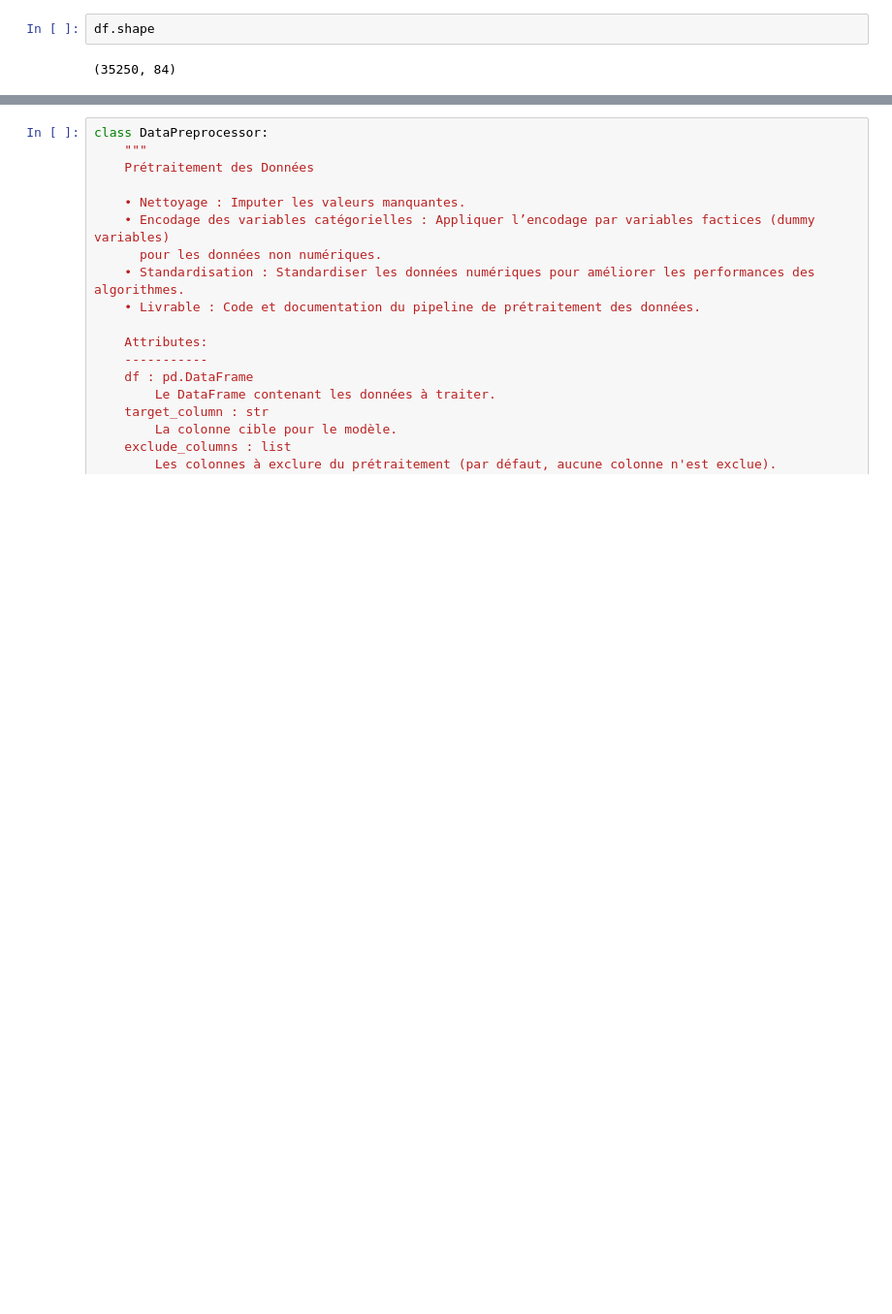
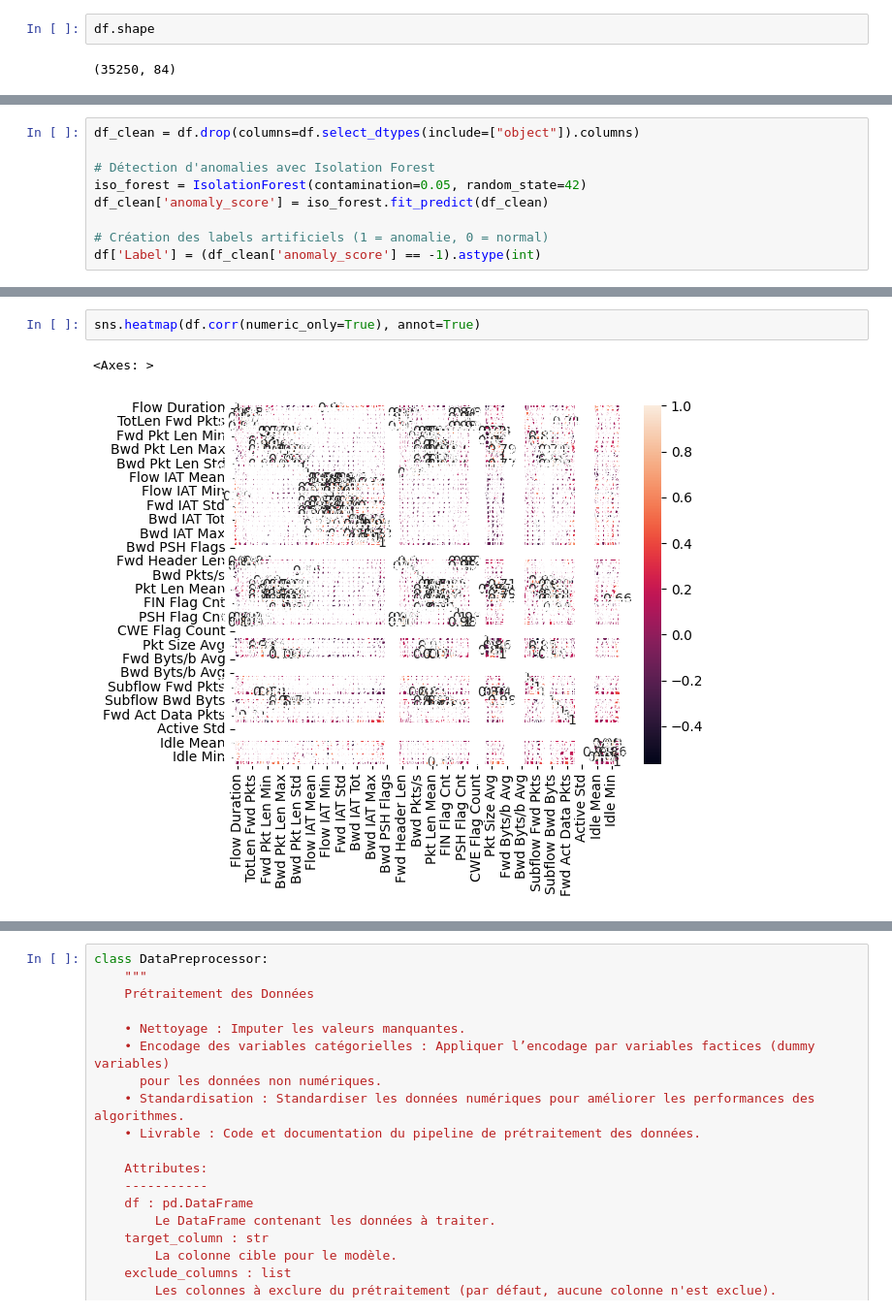
Before and after one commit to Ibrahima-Ndao/lightgbm-anomaly-detection, a Jupyter notebook: detection_anomalies_lightgbm.ipynb, the cells around one changed output, grey strips where cells are left out. Shown at 97% size. Saved outputs shown, nothing was run; the diff lists cells and outputs as text; blank space fills up the shorter version.

Commit message:
utilisation de l'IsolationForest pour la creation des labels artificiels

```diff
--- a/detection_anomalies_lightgbm.ipynb
+++ b/detection_anomalies_lightgbm.ipynb
@@ -16,0 +24,9 @@ df.shape
+# %%
+df_clean = df.drop(columns=df.select_dtypes(include=["object"]).columns)
+
+# Détection d'anomalies avec Isolation Forest
+iso_forest = IsolationForest(contamination=0.05, random_state=42)
+df_clean['anomaly_score'] = iso_forest.fit_predict(df_clean)
+
+# Création des labels artificiels (1 = anomalie, 0 = normal)
+df['Label'] = (df_clean['anomaly_score'] == -1).astype(int)
@@ -16,0 +43,5 @@ df.shape
+# %%
+sns.heatmap(df.corr(numeric_only=True), annot=True)
+# %% [output]
+<Axes: >
+[figure, added]
```
Also changed, not shown: parts of 8 cells of this notebook.
